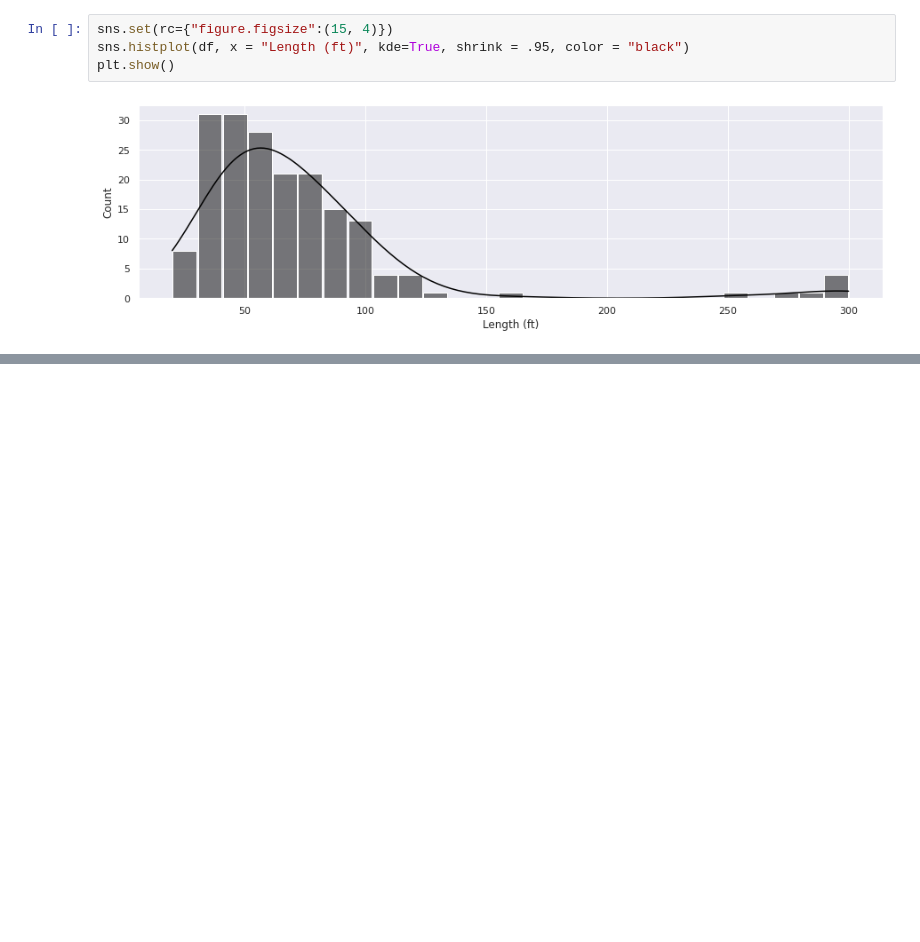
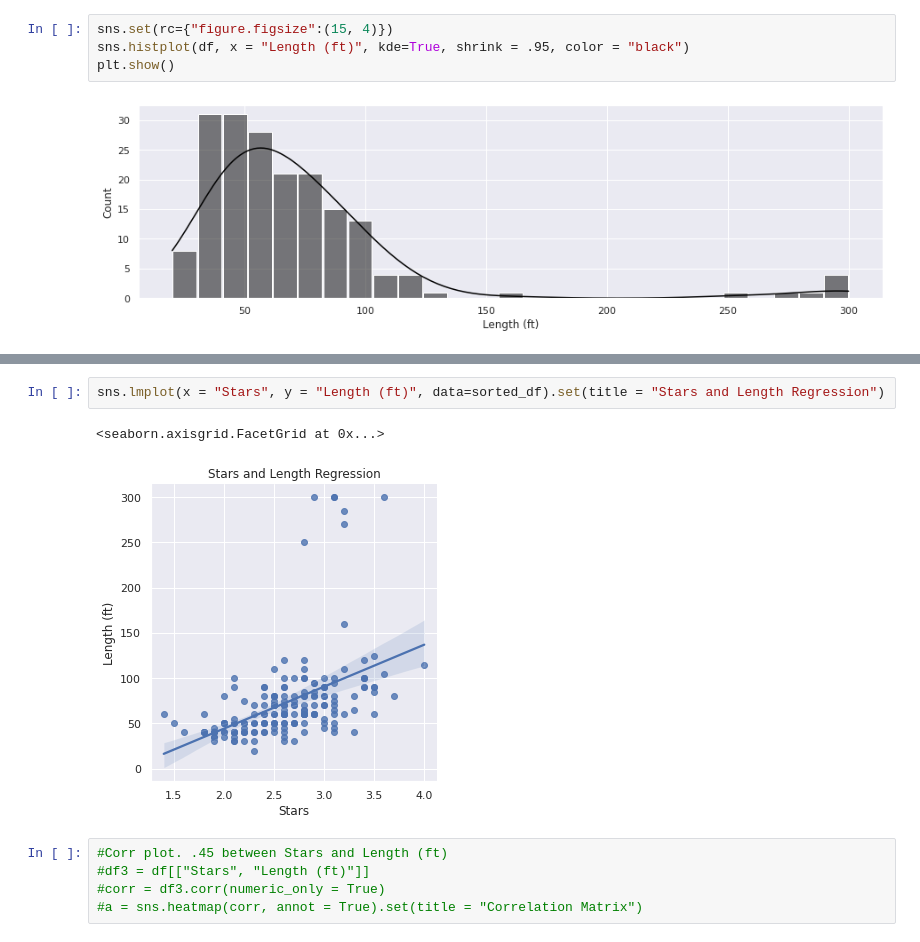
Before and after one commit to Bacon-A/EDA, a Jupyter notebook: EDA.ipynb, the cells around one changed output, grey strips where cells are left out. Drawn from its saved outputs; the diff is of its cells as text; blank space fills up the shorter version.

```diff
--- a/EDA.ipynb
+++ b/EDA.ipynb
@@ -92,0 +100,10 @@ sns.set_palette("bright")
+# %%
+sns.lmplot(x = "Stars", y = "Length (ft)", data=sorted_df).set(title = "Stars and Length Regression")
+# %% [output]
+<seaborn.axisgrid.FacetGrid at 0x...>
+[figure, added]
+# %%
+#Corr plot. .45 between Stars and Length (ft)
+#df3 = df[["Stars", "Length (ft)"]]
+#corr = df3.corr(numeric_only = True)
+#a = sns.heatmap(corr, annot = True).set(title = "Correlation Matrix")
```
Also changed, not shown: parts of 4 cells of this notebook.
